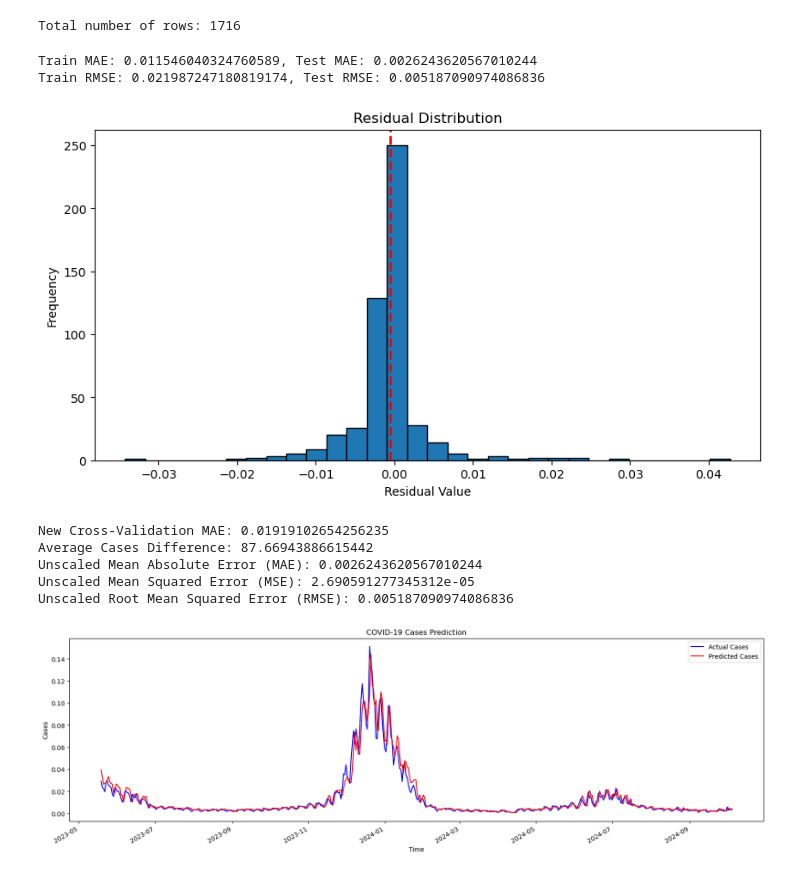
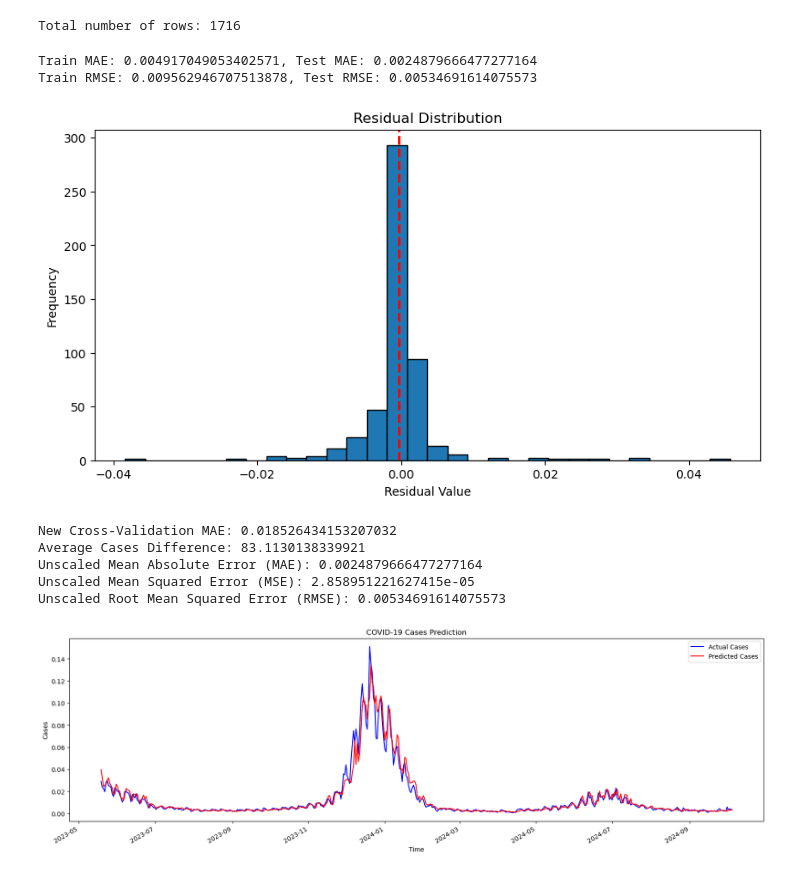
Before and after one commit to nursahiraa/fyp, a Jupyter notebook: dataSpell/fyp-master/notebooks/RandomForest.ipynb, the cells around one changed output. Saved outputs shown, nothing was run; the diff lists cells and outputs as text; code cells hidden in the pictures.

```diff
--- a/dataSpell/fyp-master/notebooks/RandomForest.ipynb
+++ b/dataSpell/fyp-master/notebooks/RandomForest.ipynb
@@ -160,10 +160,10 @@ Total number of rows: 1716
 # %%
 # Initialize the model
 rf_regressor = RandomForestRegressor(
-    n_estimators=30,  # Further reduce trees for better generalization
-    max_depth=6,  # Reduce depth to prevent overfitting on training data
-    min_samples_split=20,  # Force larger splits
-    min_samples_leaf=10,  # Increase minimum leaf size to simplify the model
+    n_estimators=200,  # Further reduce trees for better generalization
+    # max_depth=5,  # Reduce depth to prevent overfitting on training data
+    # min_samples_split=30,  # Force larger splits
+    # min_samples_leaf=40,  # Increase minimum leaf size to simplify the model
     random_state=42
 )
 
@@ -213,8 +213,6 @@ scores = cross_val_score(rf_regressor, X_train, y_train, cv=5, scoring='neg_mean
 print(f"New Cross-Validation MAE: {-np.mean(scores)}")
 
 
-
-
 print(f"Average Cases Difference: {mad_value}")
 print(f"Unscaled Mean Absolute Error (MAE): {mae_unscaled}")
 print(f"Unscaled Mean Squared Error (MSE): {mse_unscaled}")
@@ -226,39 +224,39 @@ print(f"Unscaled Root Mean Squared Error (RMSE): {rmse_unscaled}")
 # plt.plot(y_pred, color='red', label='Predicted Cases')
 # plt.title('COVID-19 Cases Prediction')
 # plt.xlabel('Time')
 # plt.ylabel('Cases')
 # plt.legend()
 # plt.show()
 
 import matplotlib.dates as mdates
 
 # Generate a time index for the test set
 test_dates = df_grouped['date'].iloc[-len(y_test):]  # Select the corresponding test dates
 
 # Plot the graph with time index for the x-axis
 plt.figure(figsize=(20, 6))
 plt.plot(test_dates, y_test, color='blue', label='Actual Cases')
 plt.plot(test_dates, y_pred, color='red', label='Predicted Cases')
 plt.title('COVID-19 Cases Prediction')
 plt.xlabel('Time')
 plt.ylabel('Cases')
 plt.legend()
 
 # Customize the x-axis ticks
 plt.gca().xaxis.set_major_locator(mdates.AutoDateLocator())  # Automatic date ticks
 plt.gca().xaxis.set_major_formatter(mdates.DateFormatter('%Y-%m'))  # Format as Year-Month
 
 # Rotate and adjust x-axis labels for better visibility
 plt.gcf().autofmt_xdate()  # Automatically adjust label angles
 
 plt.show()
 # %% [output]
-Train MAE: 0.011546040324760589, Test MAE: 0.0026243620567010244
-Train RMSE: 0.021987247180819174, Test RMSE: 0.005187090974086836
+Train MAE: 0.004917049053402571, Test MAE: 0.0024879666477277164
+Train RMSE: 0.009562946707513878, Test RMSE: 0.00534691614075573
-[figure, old version]
+[figure, new version]
-New Cross-Validation MAE: 0.01919102654256235
-Average Cases Difference: 87.66943886615442
-Unscaled Mean Absolute Error (MAE): 0.0026243620567010244
-Unscaled Mean Squared Error (MSE): 2.690591277345312e-05
-Unscaled Root Mean Squared Error (RMSE): 0.005187090974086836
+New Cross-Validation MAE: 0.018526434153207032
+Average Cases Difference: 83.1130138339921
+Unscaled Mean Absolute Error (MAE): 0.0024879666477277164
+Unscaled Mean Squared Error (MSE): 2.858951221627415e-05
+Unscaled Root Mean Squared Error (RMSE): 0.00534691614075573
-[figure, old version]
+[figure, new version]
```
Also changed, not shown: 8 other files.
